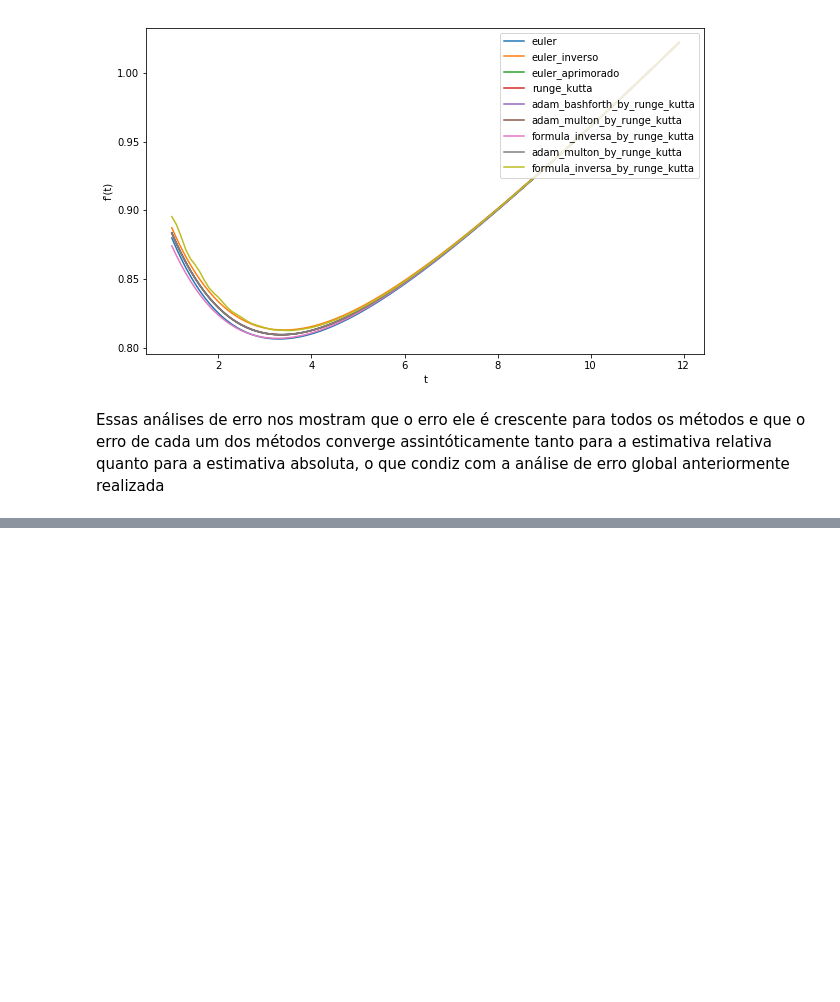
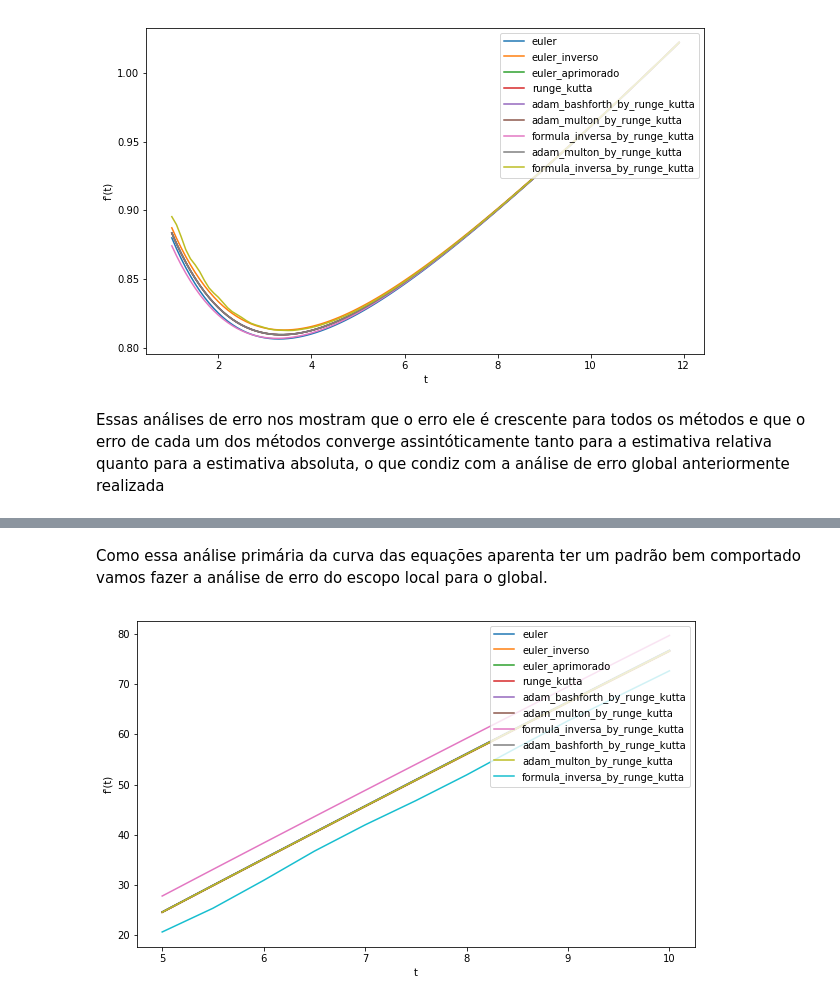
Before and after one commit to MiniMarvin/metodos_v2, a Jupyter notebook: Código-Copy1.ipynb, the cells around one changed output, grey strips where cells are left out. Saved outputs shown, nothing was run; the diff lists cells and outputs as text; code cells hidden in the pictures; blank space fills up the shorter version.

```diff
--- a/Código-Copy1.ipynb
+++ b/Código-Copy1.ipynb
@@ -1555,0 +1576,6 @@ zoom_plot("entrada_q3.txt", 9, 12, lambda t : (2000 - (200-t)**2/20)/2)
+# %% [markdown]
+Como essa análise primária da curva das equações aparenta ter um padrão bem comportado vamos fazer a análise de erro do escopo local para o global.
+# %%
+aritmetic_error("entrada_q3.txt", 10, 120, lambda t : 3*100000/(100 + 2*t)**2)
+# %% [output]
+[figure, added]
```
Also changed, not shown: parts of 12 cells of this notebook, 1 other file.
